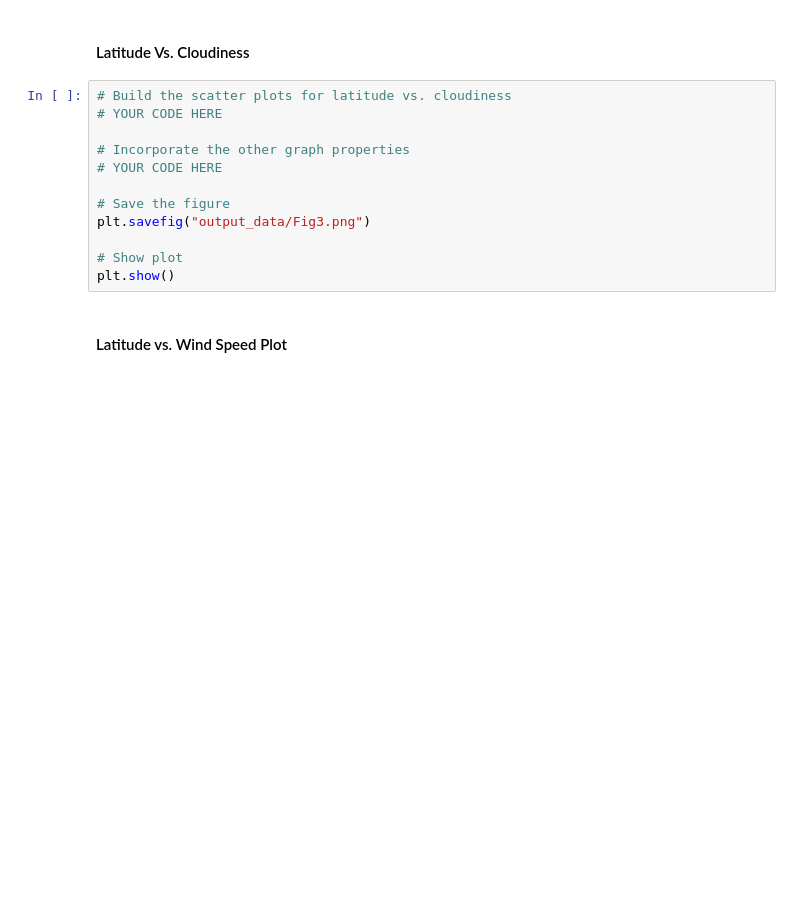
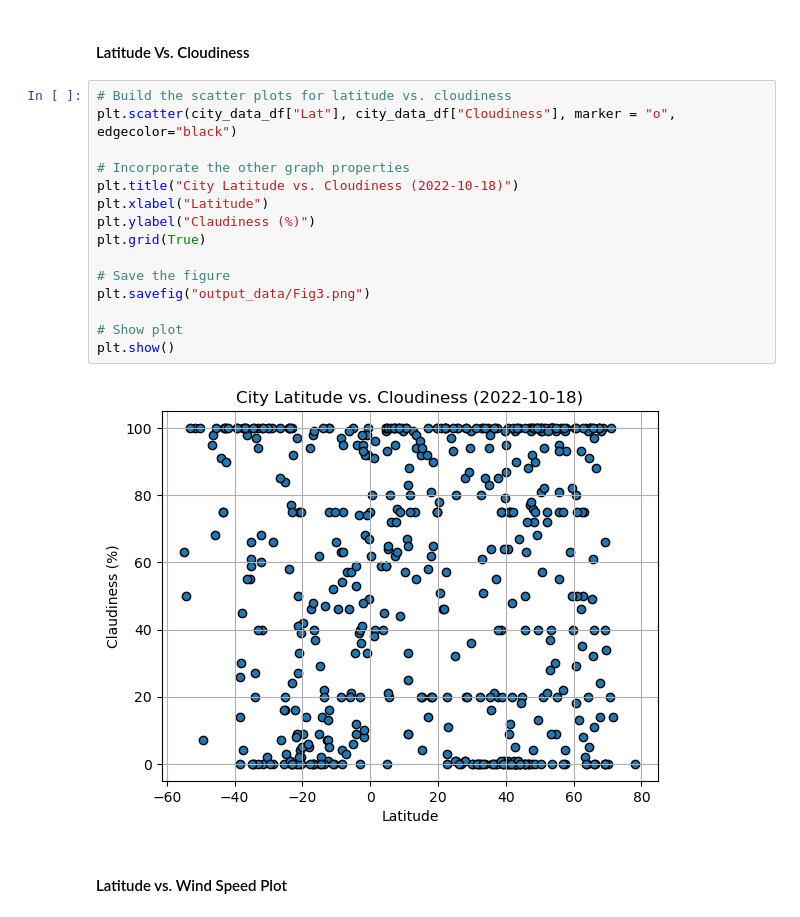
Before and after one commit to mariadiosdado/python-api-challenge, a Jupyter notebook: WeatherPy/WeatherPy.ipynb, the cells around one changed output. Drawn from its saved outputs; the diff is of its cells as text; blank space fills up the shorter version.

```diff
--- a/WeatherPy/WeatherPy.ipynb
+++ b/WeatherPy/WeatherPy.ipynb
@@ -228,16 +230,21 @@ plt.show()
 #### Latitude Vs. Cloudiness
 # %%
 # Build the scatter plots for latitude vs. cloudiness
-# YOUR CODE HERE
+plt.scatter(city_data_df["Lat"], city_data_df["Cloudiness"], marker = "o", edgecolor="black")
 
 # Incorporate the other graph properties
-# YOUR CODE HERE
+plt.title("City Latitude vs. Cloudiness (2022-10-18)")
+plt.xlabel("Latitude")
+plt.ylabel("Claudiness (%)")
+plt.grid(True)
 
 # Save the figure
 plt.savefig("output_data/Fig3.png")
 
 # Show plot
 plt.show()
+# %% [output]
+[figure, added]
 # %% [markdown]
 #### Latitude vs. Wind Speed Plot
 # %%
```
Also changed, not shown: parts of 36 cells of this notebook, 5 other files.
